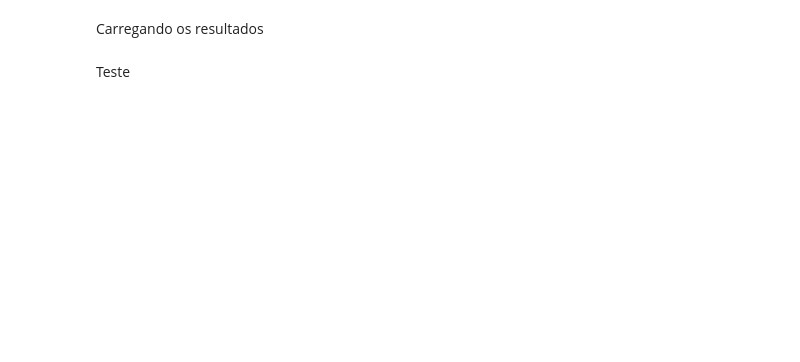
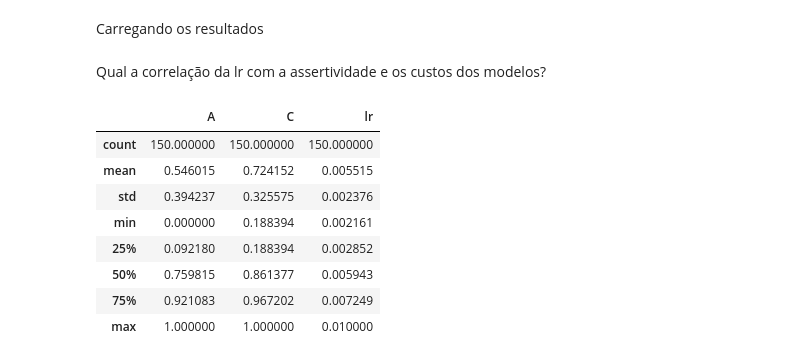
Before and after one commit to LyanhVini/OACE-randomWalk-monofocal-method, a Jupyter notebook: visualization.ipynb, the cells around one changed output. Cells and saved outputs as stored; diff of their text form; code cells hidden in the pictures; blank space fills up the shorter version.

```diff
--- a/visualization.ipynb
+++ b/visualization.ipynb
@@ -12,3 +14 @@ with open('oace_metrics_per_iteration.json', 'r') as f:
     oace_metrics_per_iteration = json.load(f)
-# %% [markdown]
-Teste
@@ -90,0 +15,2 @@ plot_assertiveness_metrics(metrics_per_iteration)
+# %% [markdown]
+Qual a correlação da lr com a assertividade e os custos dos modelos?
@@ -90,0 +21,12 @@ plot_assertiveness_metrics(metrics_per_iteration)
+# %%
+df.describe()
+# %% [output]
+|  | A | C | lr |
+| count | 150.000000 | 150.000000 | 150.000000 |
+| mean | 0.546015 | 0.724152 | 0.005515 |
+| std | 0.394237 | 0.325575 | 0.002376 |
+| min | 0.000000 | 0.188394 | 0.002161 |
+| 25% | 0.092180 | 0.188394 | 0.002852 |
+| 50% | 0.759815 | 0.861377 | 0.005943 |
+| 75% | 0.921083 | 0.967202 | 0.007249 |
+| max | 1.000000 | 1.000000 | 0.010000 |
```
Also changed, not shown: parts of 9 cells of this notebook, 1 other file.
